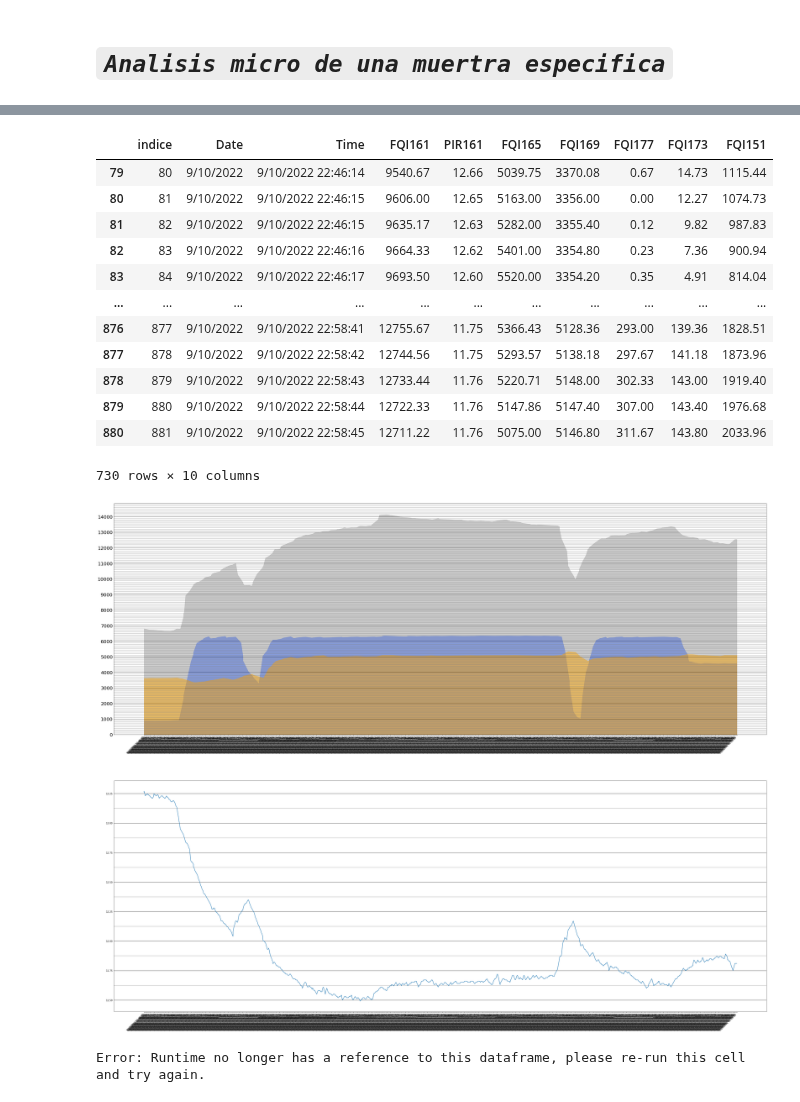
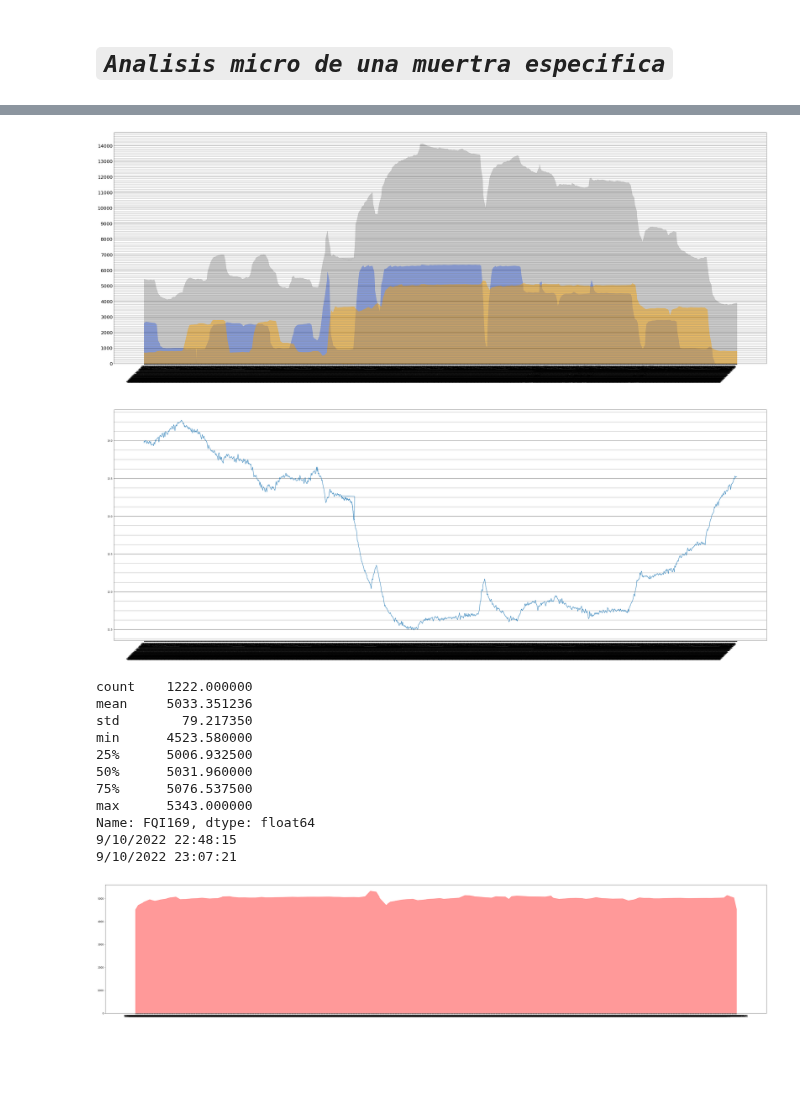
Before and after one commit to JuanCappelletti/Consteel_H06, a Jupyter notebook: Muestra_Micro.ipynb, the cells around one changed output, grey strips where cells are left out. Cells and saved outputs as stored; diff of their text form; code cells hidden in the pictures; blank space fills up the shorter version.

```diff
--- a/Muestra_Micro.ipynb
+++ b/Muestra_Micro.ipynb
@@ -42,49 +42,60 @@ ax.autoscale_view()
 # %%
 
 #dfaux=dfx.loc[(dfx.loc[:,'FQI169']+dfx.loc[:,'FQI165'] ) >= 10000]
 
-
+aux=dfx.loc[dfx.loc[:,'FQI169'] >=4500]
+aux1=dfx.loc[dfx.loc[:,'FQI165'] >=5000]
 
 figB, (ax,ax1)= plt.subplots(2,1, figsize=(50,40))
 
 ax.stackplot(dfx['Time'],dfx['FQI161'],alpha=0.4,color='grey')
 ax.stackplot(dfx['Time'],dfx['FQI165'],alpha=0.5,color='royalblue')
 ax.stackplot(dfx['Time'],dfx['FQI169'],alpha=0.5,color='orange')
 ax1.plot(dfx['Time'],dfx['PIR161'])
 labels = ax1.get_xticklabels()
 labels2 = ax.get_xticklabels()
 labels1= ax.get_yticklabels(which='both')
 plt.setp(labels, rotation=45,fontsize=10, horizontalalignment='right')
 plt.setp(labels1,fontsize=20, horizontalalignment='right')
 plt.setp(labels2, rotation=45,fontsize=10, horizontalalignment='right')
 
 ax.yaxis.set_major_locator(MultipleLocator(1000),)
 ax.yaxis.set_minor_locator(MultipleLocator(100),)
 #ax1.yaxis.set_major_locator(MultipleLocator(1),)
 ax1.yaxis.set_minor_locator(MultipleLocator(0.125),)
 ax.axes.grid(True, which='minor',color='grey',axis='y')
 ax.axes.grid(True, which='major',color='black',axis='y')
 ax1.axes.grid(True, which='minor',color='grey',axis='y')
 ax1.axes.grid(True, which='major',color='black',axis='y')
 figB.show()
-
-
-aux=dfx.loc[dfx.loc[:,'FQI165'] >=5000]
-
-aux
 # %% [output]
-|  | indice | Date | Time | FQI161 | PIR161 | FQI165 | FQI169 | FQI177 | FQI173 | FQI151 |
-| 79 | 80 | 9/10/2022 | 9/10/2022 22:46:14 | 9540.67 | 12.66 | 5039.75 | 3370.08 | 0.67 | 14.73 | 1115.44 |
-| 80 | 81 | 9/10/2022 | 9/10/2022 22:46:15 | 9606.00 | 12.65 | 5163.00 | 3356.00 | 0.00 | 12.27 | 1074.73 |
-| 81 | 82 | 9/10/2022 | 9/10/2022 22:46:15 | 9635.17 | 12.63 | 5282.00 | 3355.40 | 0.12 | 9.82 | 987.83 |
-| 82 | 83 | 9/10/2022 | 9/10/2022 22:46:16 | 9664.33 | 12.62 | 5401.00 | 3354.80 | 0.23 | 7.36 | 900.94 |
-| 83 | 84 | 9/10/2022 | 9/10/2022 22:46:17 | 9693.50 | 12.60 | 5520.00 | 3354.20 | 0.35 | 4.91 | 814.04 |
-| ... | ... | ... | ... | ... | ... | ... | ... | ... | ... | ... |
-| 876 | 877 | 9/10/2022 | 9/10/2022 22:58:41 | 12755.67 | 11.75 | 5366.43 | 5128.36 | 293.00 | 139.36 | 1828.51 |
-| 877 | 878 | 9/10/2022 | 9/10/2022 22:58:42 | 12744.56 | 11.75 | 5293.57 | 5138.18 | 297.67 | 141.18 | 1873.96 |
-| 878 | 879 | 9/10/2022 | 9/10/2022 22:58:43 | 12733.44 | 11.76 | 5220.71 | 5148.00 | 302.33 | 143.00 | 1919.40 |
-| 879 | 880 | 9/10/2022 | 9/10/2022 22:58:44 | 12722.33 | 11.76 | 5147.86 | 5147.40 | 307.00 | 143.40 | 1976.68 |
-| 880 | 881 | 9/10/2022 | 9/10/2022 22:58:45 | 12711.22 | 11.76 | 5075.00 | 5146.80 | 311.67 | 143.80 | 2033.96 |
-730 rows × 10 columns
-[figure, old version]
+[figure, new version]
-Error: Runtime no longer has a reference to this dataframe, please re-run this cell and try again.
+# %%
+aux
+figc, (ax2)= plt.subplots(1, figsize=(50,10))
+
+ax2.stackplot(aux['Time'],aux['FQI169'],alpha=0.4,color='red')
+labels = ax.get_xticklabels()
+labels1= ax.get_yticklabels(which='both')
+plt.setp(labels, rotation=45,fontsize=50, horizontalalignment='right')
+plt.setp(labels1,fontsize=40, horizontalalignment='right')
+ax.yaxis.set_major_locator(MultipleLocator(1000),)
+ax.yaxis.set_minor_locator(MultipleLocator(100),)
+figc.show()
+print(aux.FQI169.describe())
+
+print(aux['Time'].values[0])
+print(aux['Time'].values[len(aux.index)-1])
+# %% [output]
+count    1222.000000
+mean     5033.351236
+std        79.217350
+min      4523.580000
+25%      5006.932500
+50%      5031.960000
+75%      5076.537500
+max      5343.000000
+Name: FQI169, dtype: float64
+9/10/2022 22:48:15
+9/10/2022 23:07:21
+[figure, added]
```
Also changed, not shown: parts of 2 cells of this notebook.
